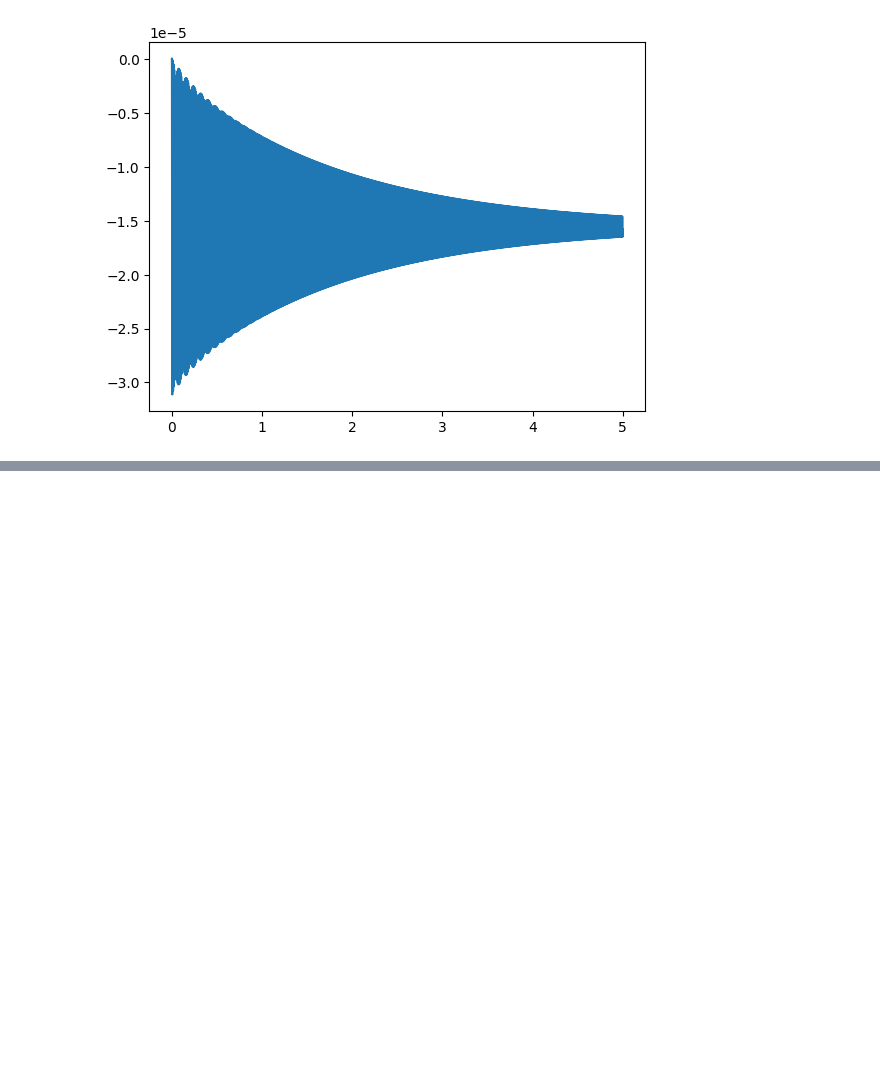
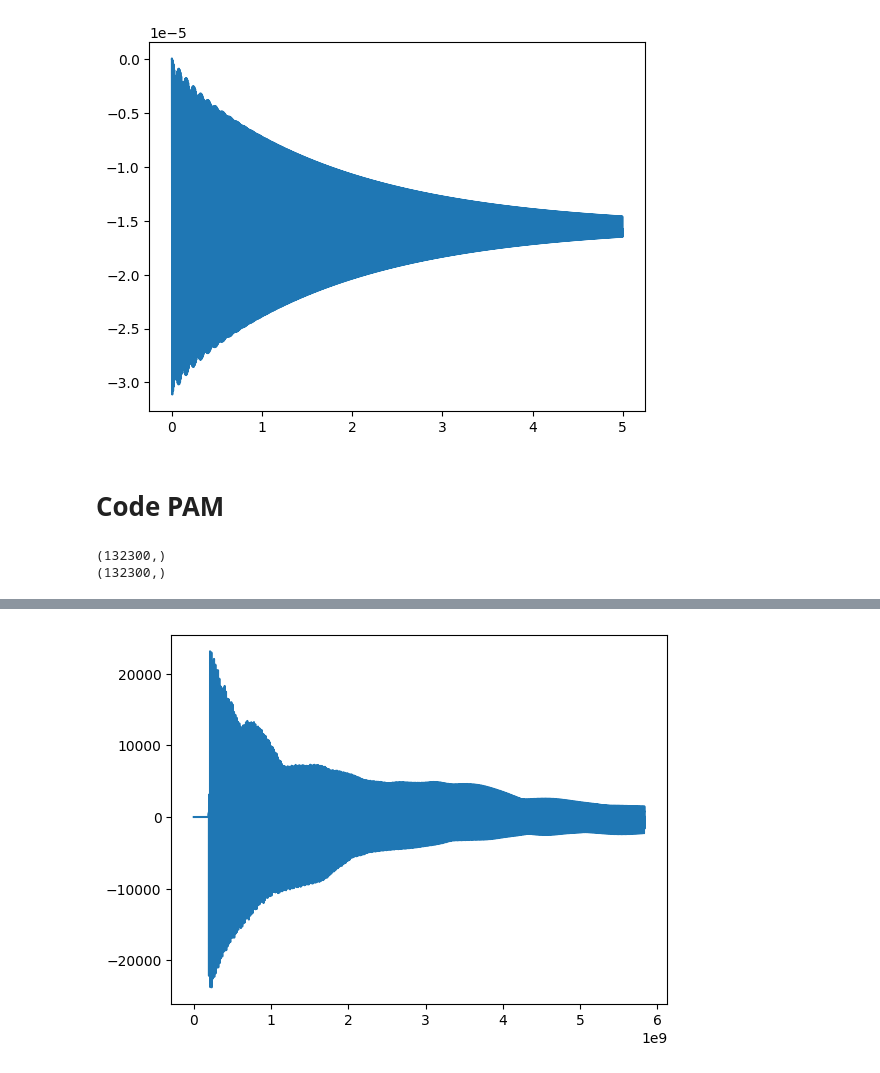
Before and after one commit to malenafouillou/STAGE_ATIAM_2023, a Jupyter notebook: Synthèse.ipynb, the cells around one changed output, grey strips where cells are left out. Drawn from its saved outputs; the diff is of its cells as text; code cells hidden in the pictures; blank space fills up the shorter version.

```diff
--- a/Synthèse.ipynb
+++ b/Synthèse.ipynb
@@ -103,3 +103,47 @@ display(Audio(deplacement_trapezoidal,rate=Fs)) # Listening all song
 # %% [output]
 [interactive output not drawn]
 [figure]
+# %% [markdown]
+# Code PAM
+# %%
+from PAM import fonctions_ss as ss
+import numpy as np
+
+
+medium_1 = {
+    'rho_T': 677.9661016949153,
+    'L_x': 0.40204081632653066,
+    'L_y': 0.2766326530612245,
+    'h': 0.00395,
+    'E_nu': 3206458380.6503973,
+    'xinB': np.array([0.088747, 0.030742, 0.112417, 0.052442, 0.053975, 0.01313 ,0.042184, 0.06139 , 0.0375])
+}
+
+corde_article = {
+    'T' : 73.9,
+    'rho_l' : 3.61*1e-3,
+    'Lc' : 0.65,
+    #'r' : 0.40 * 10e-3,
+    'B' : 4e-5,
+}
+
+
+exc_ref = {
+    "xexc_ratio" : (32.5+20)/65, #position de l'excitation visée lors des mesures
+    "temps_desc" : 1/2*1e-3, #décroissance de référence (selon des observations sur les simulations)
+}
+
+Fs = 44100
+
+acc = ss.Main_ss(medium_1, corde_article, exc_ref, Fs, obs="acc", plot_fext=False, plot_deformee=False, debug=False)
+# %%
+time = np.linspace(0, len(acc)*Fs, len(acc))
+
+print(acc.shape)
+print(time.shape)
+
+plt.plot(time, acc)
+display(Audio(acc,rate=Fs)) # Listening all song
+# %% [output]
+(132300,)
+(132300,)
@@ -105,0 +151 @@ display(Audio(deplacement_trapezoidal,rate=Fs)) # Listening all song
+[figure, added]
```
Also changed, not shown: parts of 1 cell of this notebook.
